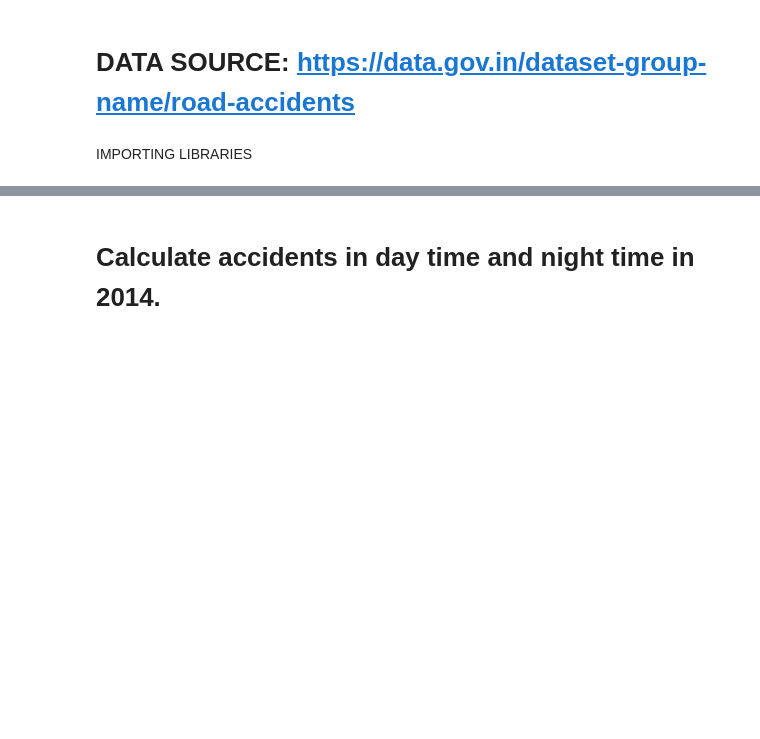
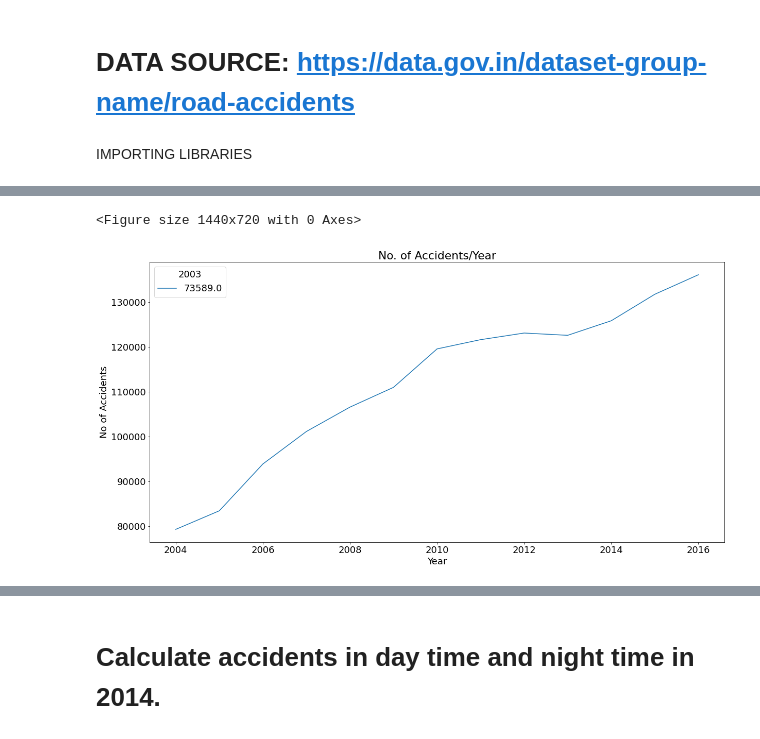
Before and after one commit to prajapatiabhi/Analysis_Of_Road_Accidents_in_India, a Jupyter notebook: Analysis_Road_Accidents.ipynb, the cells around one changed output, grey strips where cells are left out. Cells and saved outputs as stored; diff of their text form; code cells hidden in the pictures; blank space fills up the shorter version.

```diff
--- a/Analysis_Road_Accidents.ipynb
+++ b/Analysis_Road_Accidents.ipynb
@@ -128,0 +19,3 @@ plt.show()
+# %%
+df1 = pd.read_excel('/content/accidents03-16.xls')
+df1.head()
@@ -128,0 +74,3 @@ plt.show()
+# %%
+df1_analysis = df1[df1['States/Uts'] == "All India"]
+df2 = df1_analysis.T
@@ -128,0 +82,4 @@ plt.show()
+# %%
+df2.columns = df4.iloc[0]
+# %%
+df2.drop('States/Uts', inplace= True)
@@ -128,0 +104,12 @@ plt.show()
+# %%
+plt.figure(figsize = (20,10))
+plt.rcParams.update({'font.size' : 18})
+
+df2.iloc[1:].plot(figsize = (20,10), legend =  True)
+plt.xlabel("Year")
+plt.ylabel("No of Accidents")
+plt.title("No. of Accidents/Year")
+plt.show()
+# %% [output]
+<Figure size 1440x720 with 0 Axes>
+[figure, added]
```
Also changed, not shown: parts of 142 cells of this notebook.
